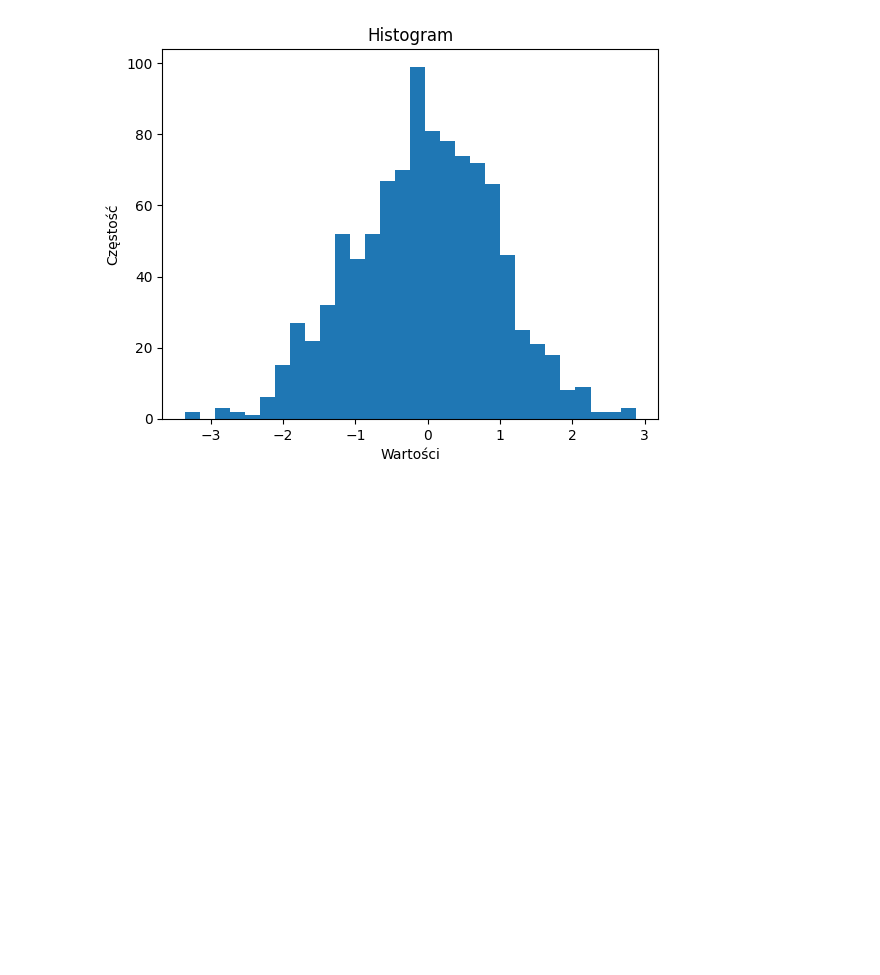
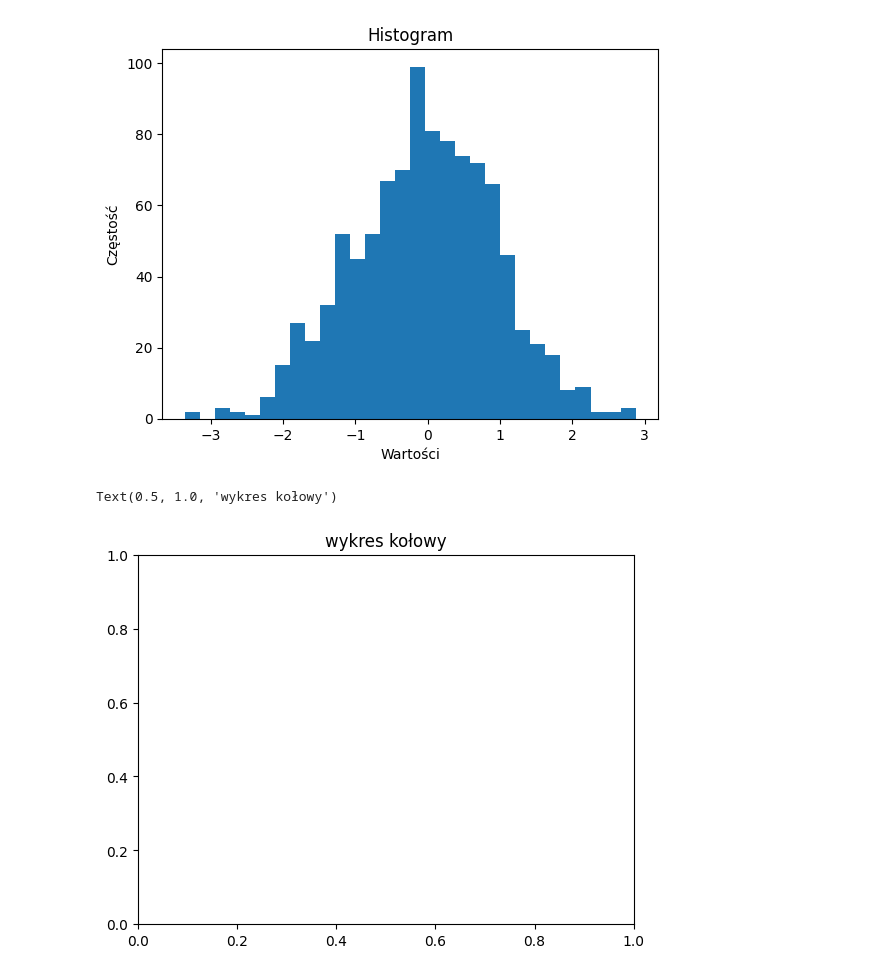
Before and after one commit to rajkonkret/PythonAnalizaDanych_17_11_2025, a Jupyter notebook: cwiczenie5.ipynb, the cells around one changed output. Cells and saved outputs as stored; diff of their text form; code cells hidden in the pictures; blank space fills up the shorter version.

```diff
--- a/cwiczenie5.ipynb
+++ b/cwiczenie5.ipynb
@@ -342,3 +342,11 @@ plt.savefig("wykres.png")
 plt.show()
 # %% [output]
 [figure]
+# %%
+labels = ["Jabłka", "Banany", "Winogrona", "Pomarańcze"]
+sizes = [30, 25, 20, 45]
+colors = ['red', "blue", 'green', "yellow"]
+plt.title("wykres kołowy")
+# %% [output]
+Text(0.5, 1.0, 'wykres kołowy')
+[figure, added]
```
Also changed, not shown: parts of 11 cells of this notebook, 2 other files.
